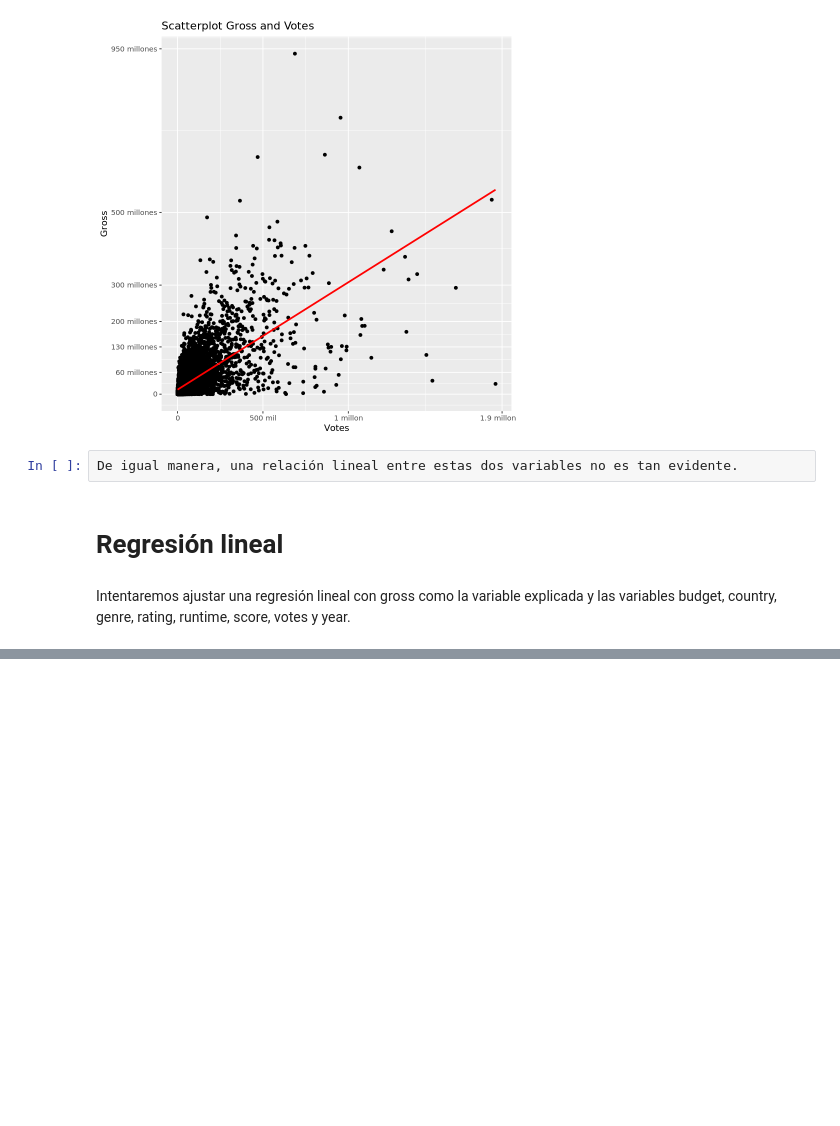
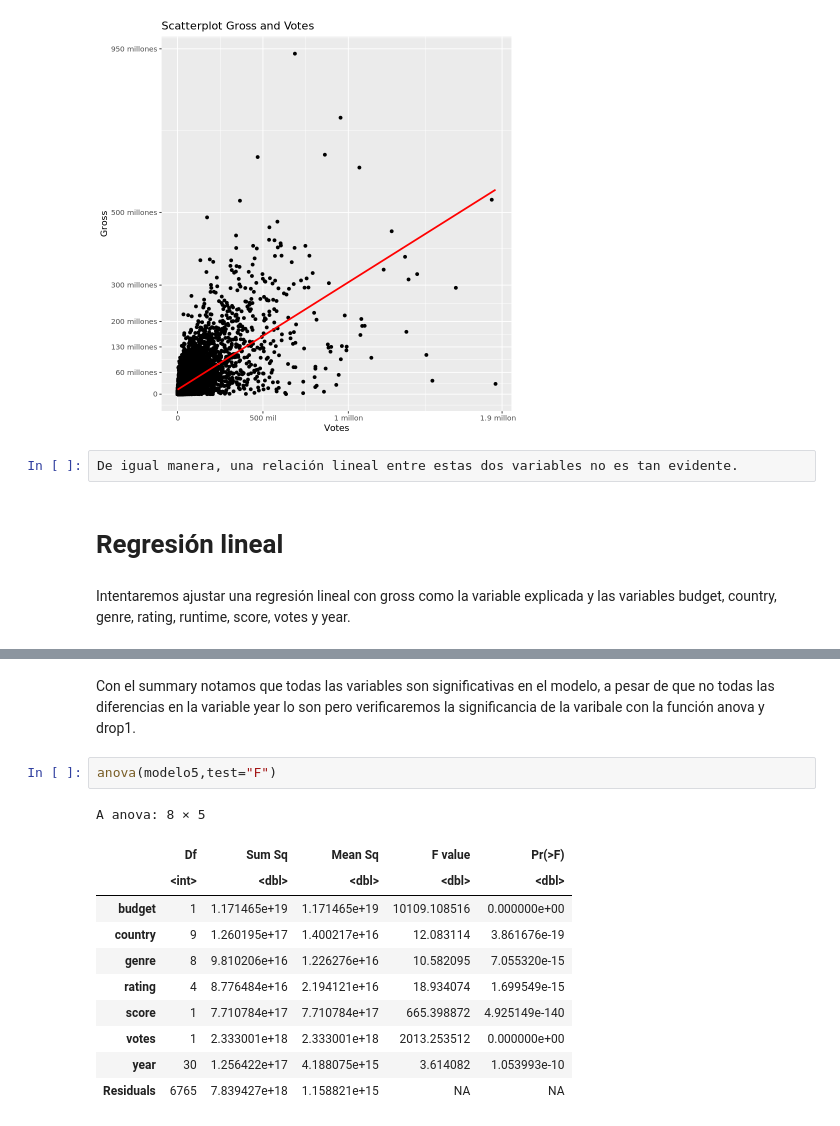
Before and after one commit to prope-2020-gh-classroom/practica-final-por-equipos-verano-2020-itam-LizzyGamboa, a Jupyter notebook: IvanSalgadoVel.ipynb, the cells around one changed output, grey strips where cells are left out. Saved outputs shown, nothing was run; the diff lists cells and outputs as text; blank space fills up the shorter version.

```diff
--- a/IvanSalgadoVel.ipynb
+++ b/IvanSalgadoVel.ipynb
@@ -176,0 +267,16 @@ Notamos que la diferencia entre USA y algunos países no es significativa, proce
+# %% [markdown]
+Con el summary notamos que todas las variables son significativas en el modelo, a pesar de que no todas las diferencias en la variable year lo son pero verificaremos la significancia de la varibale con la función anova y drop1.
+# %%
+anova(modelo5,test="F")
+# %% [output]
+A anova: 8 × 5
+|  | Df | Sum Sq | Mean Sq | F value | Pr(>F) |
+|  | <int> | <dbl> | <dbl> | <dbl> | <dbl> |
+| budget | 1 | 1.171465e+19 | 1.171465e+19 | 10109.108516 | 0.000000e+00 |
+| country | 9 | 1.260195e+17 | 1.400217e+16 | 12.083114 | 3.861676e-19 |
+| genre | 8 | 9.810206e+16 | 1.226276e+16 | 10.582095 | 7.055320e-15 |
+| rating | 4 | 8.776484e+16 | 2.194121e+16 | 18.934074 | 1.699549e-15 |
+| score | 1 | 7.710784e+17 | 7.710784e+17 | 665.398872 | 4.925149e-140 |
+| votes | 1 | 2.333001e+18 | 2.333001e+18 | 2013.253512 | 0.000000e+00 |
+| year | 30 | 1.256422e+17 | 4.188075e+15 | 3.614082 | 1.053993e-10 |
+| Residuals | 6765 | 7.839427e+18 | 1.158821e+15 | NA | NA |
```
Also changed, not shown: parts of 15 cells of this notebook.
